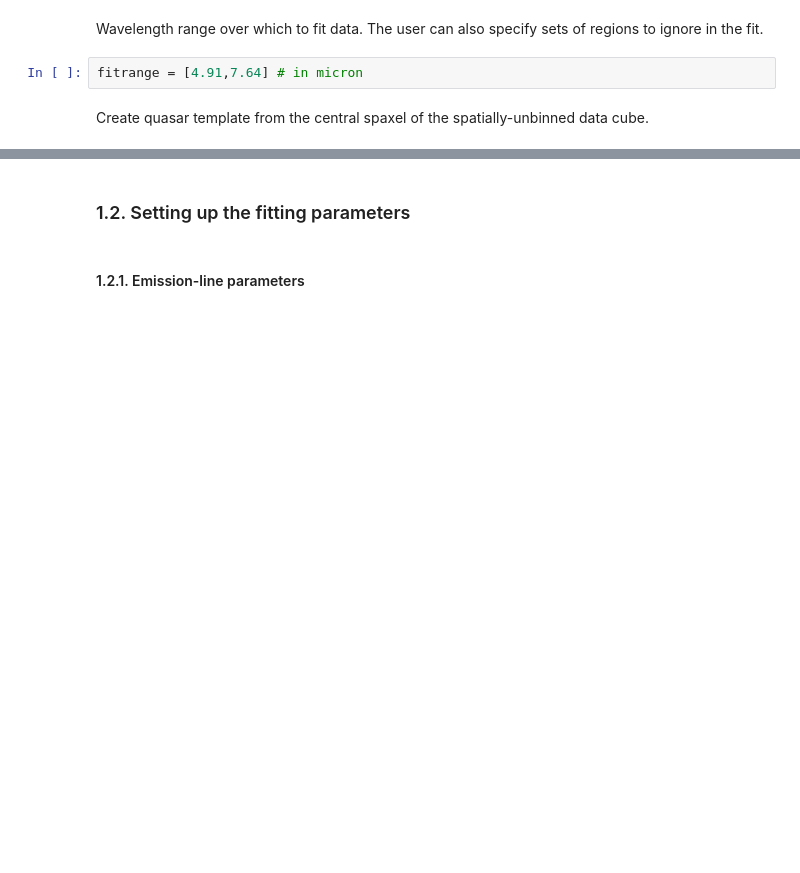
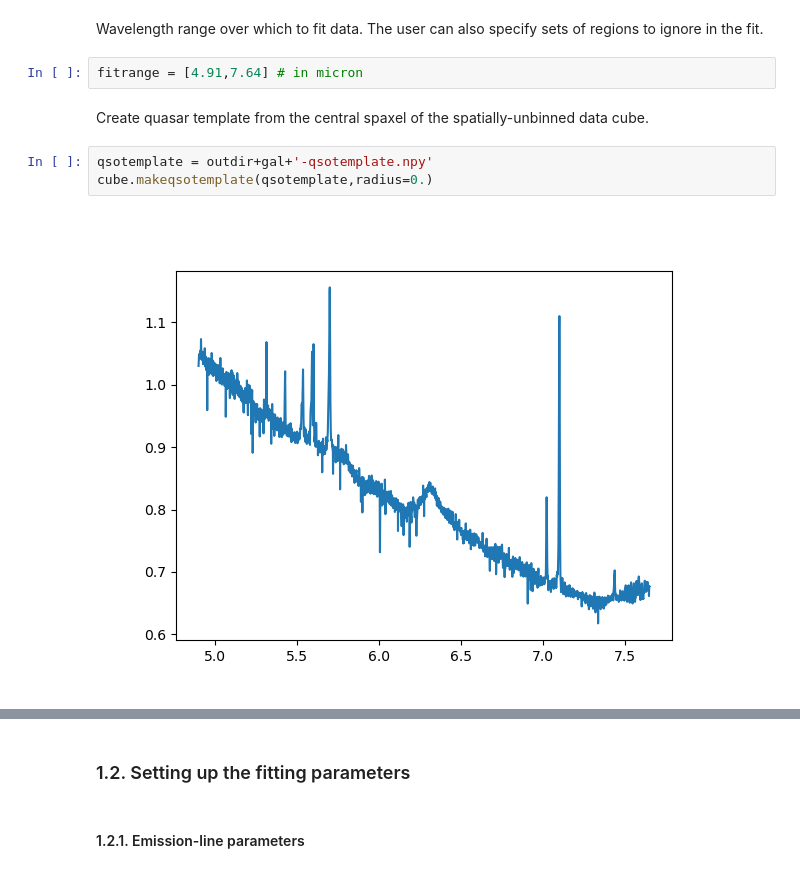
Before and after one commit to Q3D/q3dfit, a Jupyter notebook: jnb/run_q3dfit_miri-n7469-ch1.ipynb, the cells around one changed output, grey strips where cells are left out. Drawn from its saved outputs; the diff is of its cells as text; blank space fills up the shorter version.

```diff
--- a/jnb/run_q3dfit_miri-n7469-ch1.ipynb
+++ b/jnb/run_q3dfit_miri-n7469-ch1.ipynb
@@ -201,3 +202,8 @@ Wavelength range over which to fit data. The user can also specify sets of regio
 fitrange = [4.91,7.64] # in micron
 # %% [markdown]
 Create quasar template from the central spaxel of the spatially-unbinned data cube.
+# %%
+qsotemplate = outdir+gal+'-qsotemplate.npy'
+cube.makeqsotemplate(qsotemplate,radius=0.)
+# %% [output]
+[figure, added]
```
Also changed, not shown: parts of 10 cells of this notebook, 5 other files.
